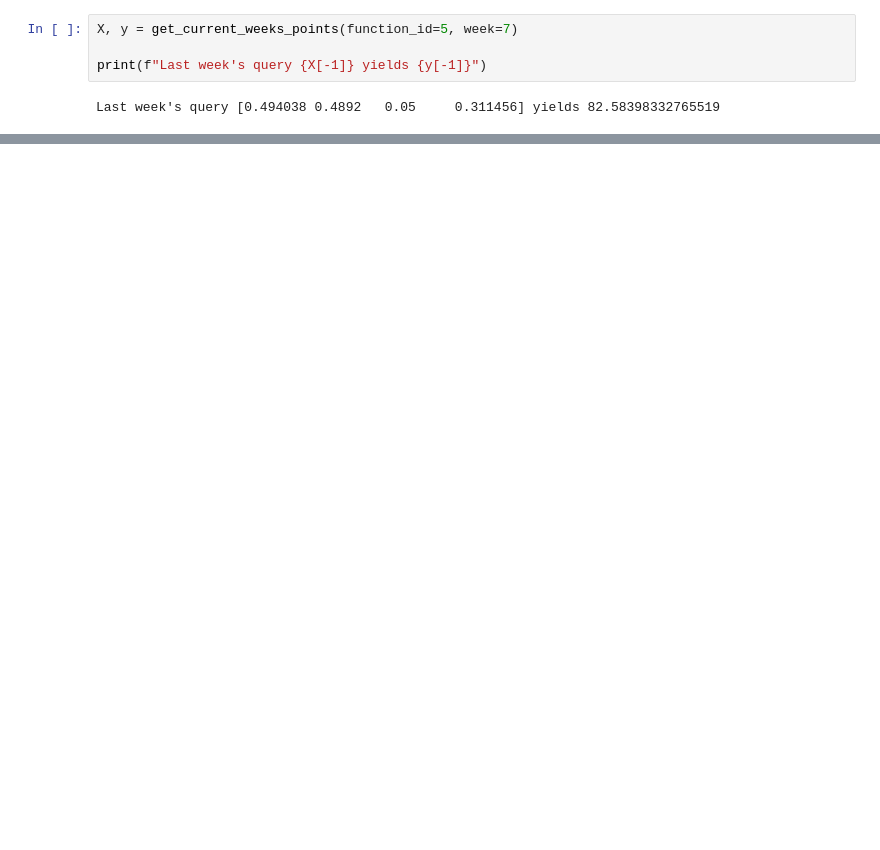
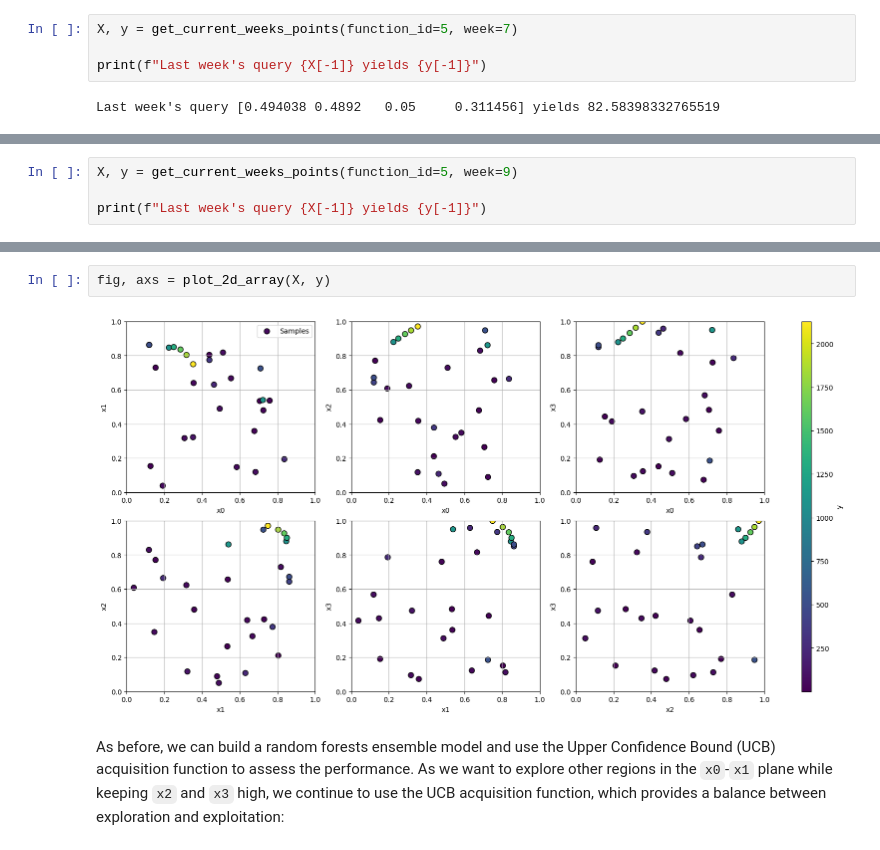
Before and after one commit to hchagani/AICapstoneProject_IC, a Jupyter notebook: notebooks/05_function_5.ipynb, the cells around one changed output, grey strips where cells are left out. Cells and saved outputs as stored; diff of their text form; blank space fills up the shorter version.

```diff
--- a/notebooks/05_function_5.ipynb
+++ b/notebooks/05_function_5.ipynb
@@ -600,0 +821,4 @@ Last week's query [0.494038 0.4892   0.05     0.311456] yields 82.58398332765519
+# %%
+X, y = get_current_weeks_points(function_id=5, week=9)
+
+print(f"Last week's query {X[-1]} yields {y[-1]}")
@@ -600,0 +829,6 @@ Last week's query [0.494038 0.4892   0.05     0.311456] yields 82.58398332765519
+# %%
+fig, axs = plot_2d_array(X, y)
+# %% [output]
+[figure, added]
+# %% [markdown]
+As before, we can build a random forests ensemble model and use the Upper Confidence Bound (UCB) acquisition function to assess the performance. As we want to explore other regions in the `x0`-`x1` plane while keeping `x2` and `x3` high, we continue to use the UCB acquisition function, which provides a balance between exploration and exploitation:
```
Also changed, not shown: parts of 80 cells of this notebook, 1 other file.
